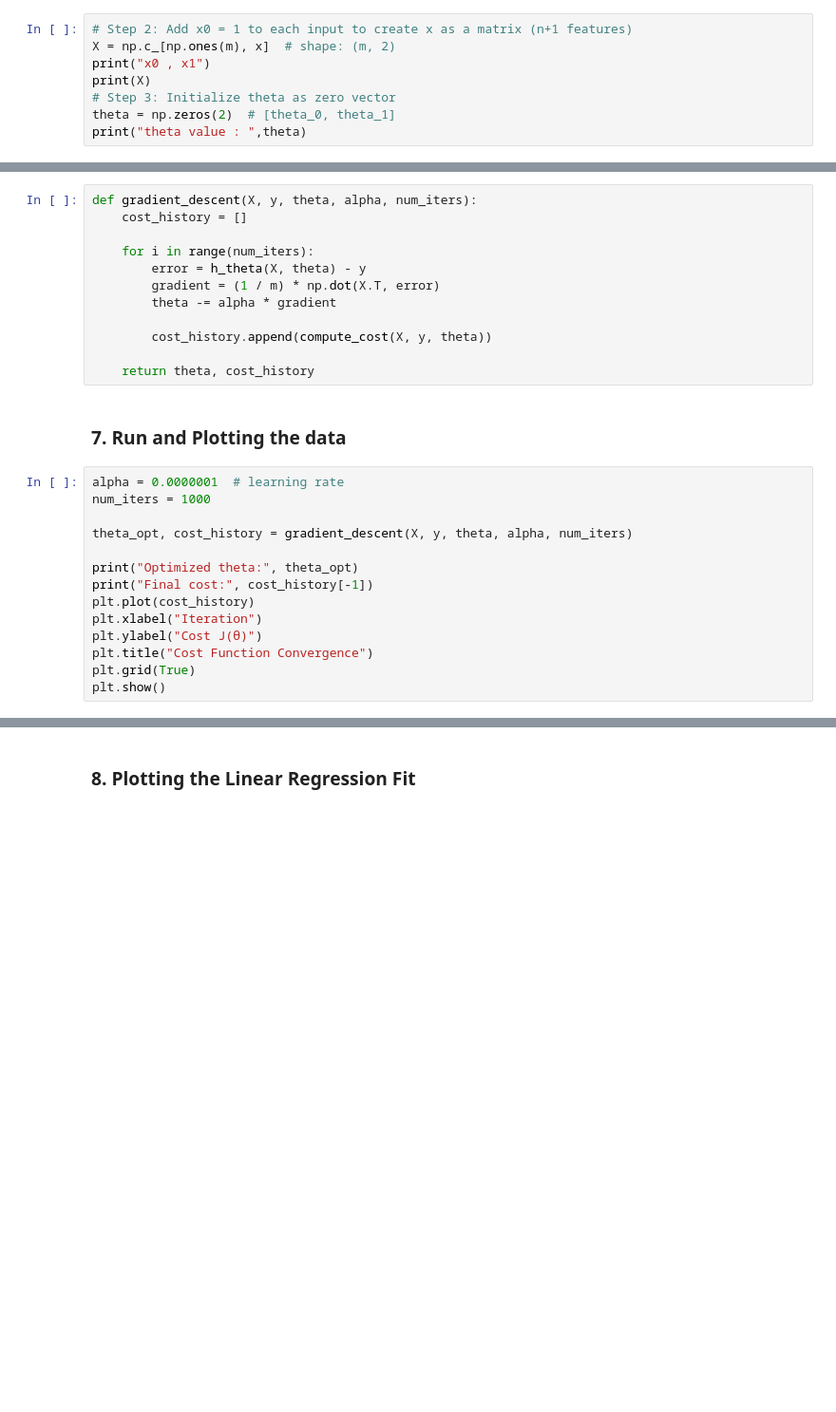
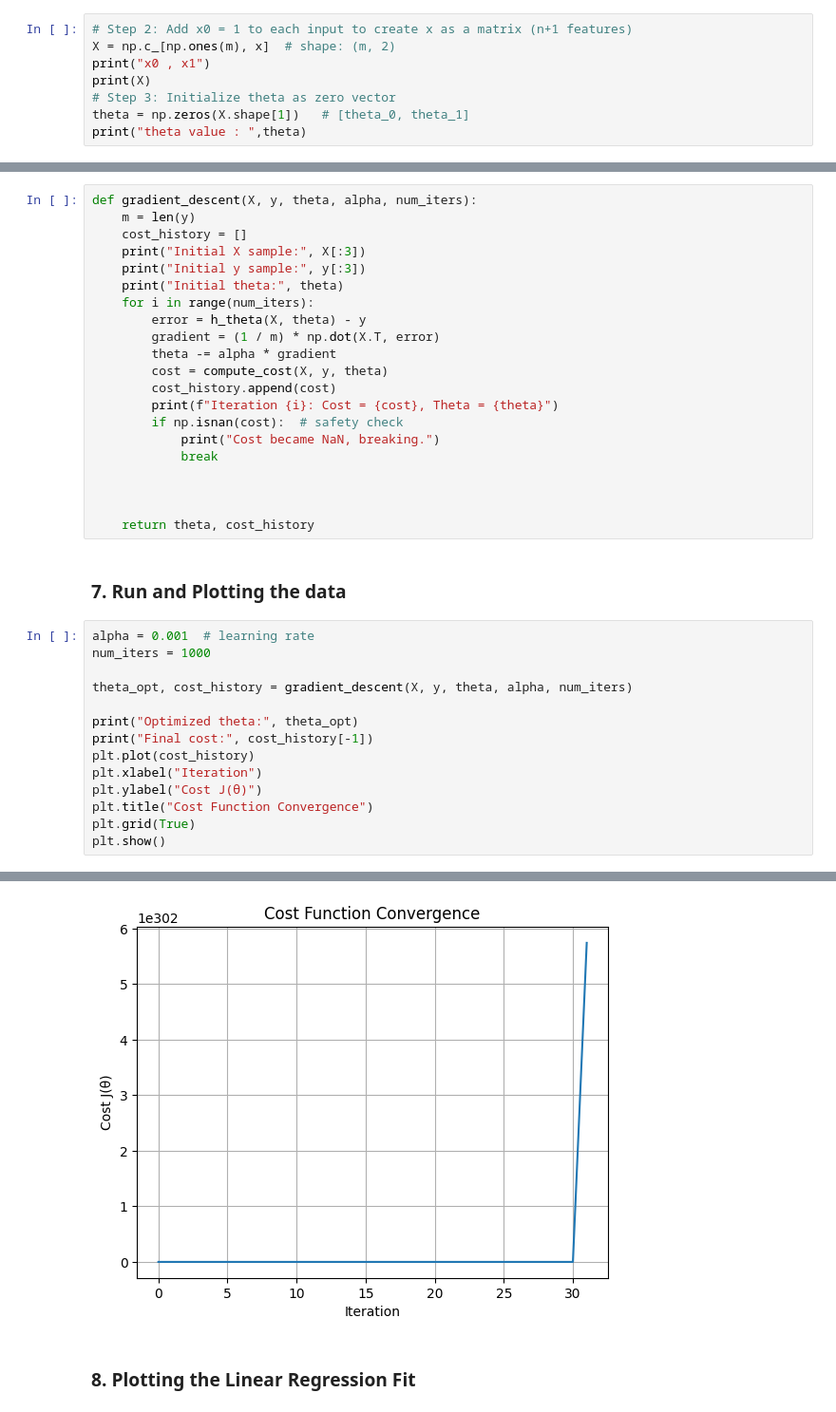
Before and after one commit to ahmeddsameh-glitch/Opinion-Mining-Project, a Jupyter notebook: notebooks/MachineLearningAlgorithoms/linearreg.ipynb, the cells around one changed output, grey strips where cells are left out. Shown at 95% size. Saved outputs shown, nothing was run; the diff lists cells and outputs as text; blank space fills up the shorter version.

```diff
--- a/notebooks/MachineLearningAlgorithoms/linearreg.ipynb
+++ b/notebooks/MachineLearningAlgorithoms/linearreg.ipynb
@@ -34,5 +51,5 @@ X = np.c_[np.ones(m), x]  # shape: (m, 2)
 print("x0 , x1")
 print(X)
 # Step 3: Initialize theta as zero vector
-theta = np.zeros(2)  # [theta_0, theta_1]
+theta = np.zeros(X.shape[1])   # [theta_0, theta_1]
 print("theta value : ",theta)
@@ -52,20 +77,29 @@ def compute_cost(X, y, theta):
 ### 6.Gradient Descent
 # %%
 def gradient_descent(X, y, theta, alpha, num_iters):
+    m = len(y)
     cost_history = []
-
+    print("Initial X sample:", X[:3])
+    print("Initial y sample:", y[:3])
+    print("Initial theta:", theta)
     for i in range(num_iters):
         error = h_theta(X, theta) - y
         gradient = (1 / m) * np.dot(X.T, error)
         theta -= alpha * gradient
+        cost = compute_cost(X, y, theta)
+        cost_history.append(cost)
+        print(f"Iteration {i}: Cost = {cost}, Theta = {theta}")
+        if np.isnan(cost):  # safety check
+            print("Cost became NaN, breaking.")
+            break
 
-        cost_history.append(compute_cost(X, y, theta))
+
 
     return theta, cost_history
 # %% [markdown]
 ### 7. Run and Plotting the data
 # %%
-alpha = 0.0000001  # learning rate
+alpha = 0.001  # learning rate
 num_iters = 1000
 
 theta_opt, cost_history = gradient_descent(X, y, theta, alpha, num_iters)
@@ -78,3 +112,4 @@ plt.ylabel("Cost J(θ)")
 plt.title("Cost Function Convergence")
 plt.grid(True)
 plt.show()
+# %% [output]
@@ -81,3 +133,4 @@ plt.show()
+[figure, added]
 # %% [markdown]
 ### 8. Plotting the Linear Regression Fit
 # %%
```
Also changed, not shown: parts of 5 cells of this notebook.
